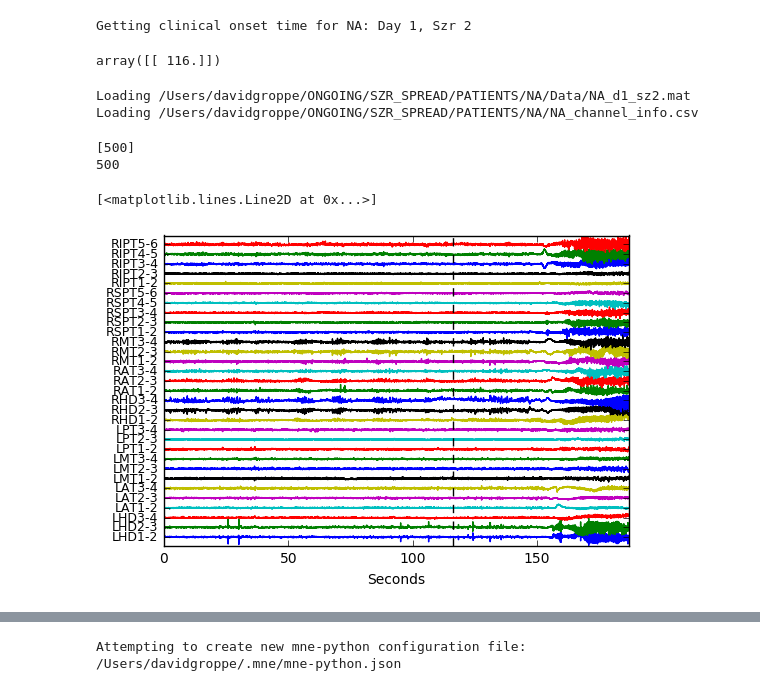
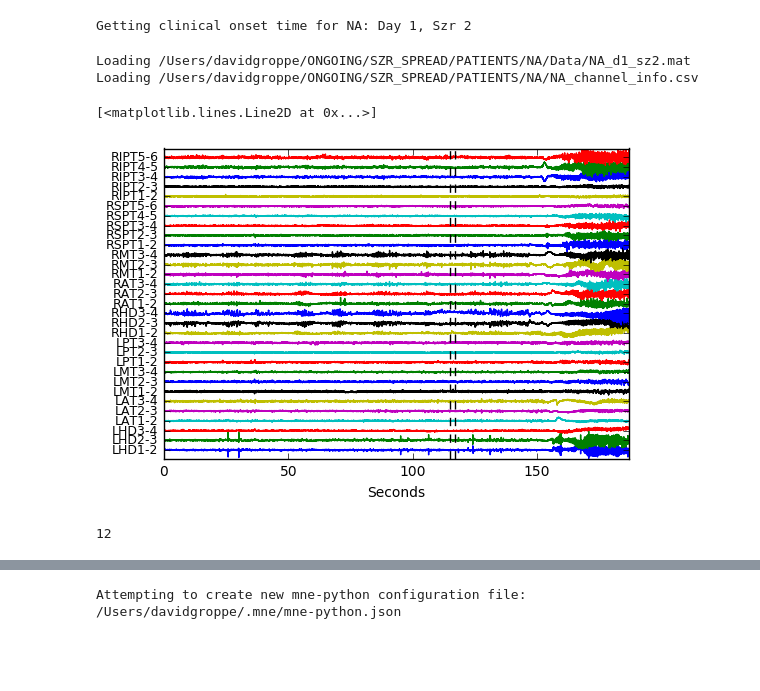
Before and after one commit to dmgroppe/SZR_ANT, a Jupyter notebook: analyze_one_patient.ipynb, the cells around one changed output, grey strips where cells are left out. Cells and saved outputs as stored; diff of their text form; code cells hidden in the pictures; blank space fills up the shorter version.

```diff
--- a/analyze_one_patient.ipynb
+++ b/analyze_one_patient.ipynb
@@ -46,10 +54,6 @@ def clin_onset_tpt(szr_name, onset_df):
 onset_tpt=clin_onset_tpt(szr_name, onset_df)
 # %% [output]
 Getting clinical onset time for NA: Day 1, Szr 2
-# %%
-onset_tpt/Sf
-# %% [output]
-array([[ 116.]])
 # %%
 # Import Data
 szr_name='NA_d1_sz2.mat'
@@ -59,7 +63,8 @@ print('Loading %s' % ieeg_fname)
 mat=scipy.io.loadmat(ieeg_fname)
 Sf=mat['Sf'][0]
 ieeg=mat['matrix_bi']
-n_tpt, n_chan=ieeg.shape
+ieeg=ieeg.T
+n_chan, n_tpt=ieeg.shape
 tpts_sec=np.arange(0,n_tpt)/Sf
 tpts_sec=tpts_sec.T
 # Import Channel Labels
@@ -69,25 +74,26 @@ print('Loading %s' % chan_fname)
 chan_labels_df=pd.read_csv(chan_fname,names=['label'])
 # Convert to list and remove redundant electrode stem for second electrode in each bipolar pair
 chan_labels=ief.clean_labels(list(chan_labels_df['label']))
+
+onset_chan_id=12; #RHD1-2
 # %% [output]
 Loading /Users/davidgroppe/ONGOING/SZR_SPREAD/PATIENTS/NA/Data/NA_d1_sz2.mat
 Loading /Users/davidgroppe/ONGOING/SZR_SPREAD/PATIENTS/NA/NA_channel_info.csv
-# %%
-onset_tpt
-print(Sf)
-print(Sf[0])
-# %% [output]
-[500]
-500
 # %%
-[h, ax]=ief.strat_plot(ieeg.T,chan_labels,tpts_sec=tpts_sec)
-# ylim=h.ylim
-# print(ylim)
+# Plot voltage time series and onset
+[h, ax]=ief.strat_plot(ieeg,chan_labels,tpts_sec=tpts_sec)
+
+onset_upper_bnd_sec=(onset_tpt/Sf)+1
+onset_lower_bnd_sec=(onset_tpt/Sf)-1
 ylim=ax.get_ylim()
-plt.plot([40000, 40000],ylim,'k--')
-plt.plot([onset_tpt/Sf, onset_tpt/Sf],ylim,'k--')
-
-# print(ax.yaxis.limit_range_for_scale)
+plt.plot([onset_upper_bnd_sec, onset_upper_bnd_sec],ylim,'k--')
+plt.plot([onset_lower_bnd_sec, onset_lower_bnd_sec],ylim,'k--')
 # %% [output]
 [<matplotlib.lines.Line2D at 0x...>]
-[figure, old version]
+[figure, new version]
+# %%
+sgram_pos=np.exp(sgram.copy()/10)
+np.max(sgram_pos)
+onset_chan_id
+# %% [output]
+12
```
Also changed, not shown: parts of 10 cells of this notebook.
